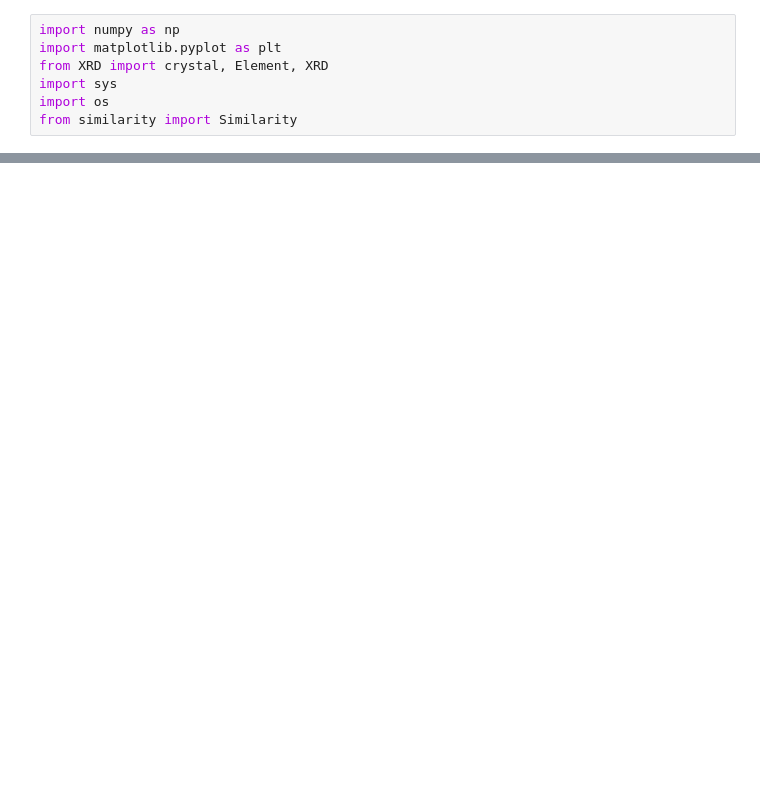
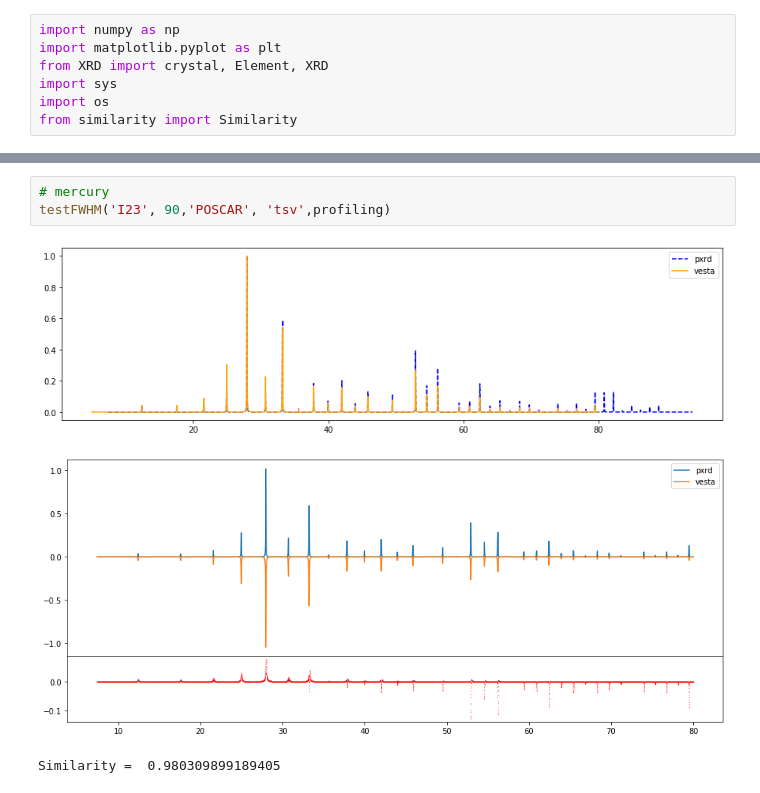
Before and after one commit to qzhu2017/XRD, a Jupyter notebook: FWHM-angle.ipynb, the cells around one changed output, grey strips where cells are left out. Cells and saved outputs as stored; diff of their text form; blank space fills up the shorter version.

```diff
--- a/FWHM-angle.ipynb
+++ b/FWHM-angle.ipynb
@@ -99,0 +65,7 @@ Similarity =  0.9748784009869111
+# %%
+# mercury
+testFWHM('I23', 90,'POSCAR', 'tsv',profiling)
+# %% [output]
+[figure, added]
+[figure, added]
+Similarity =  0.980309899189405
```
Also changed, not shown: parts of 26 cells of this notebook.
